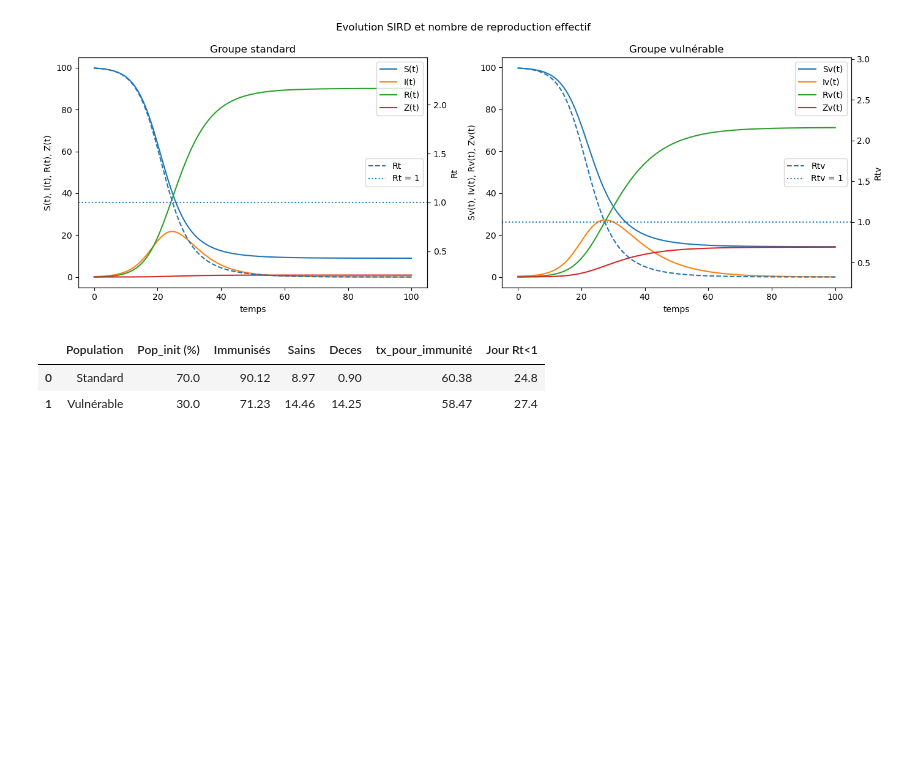
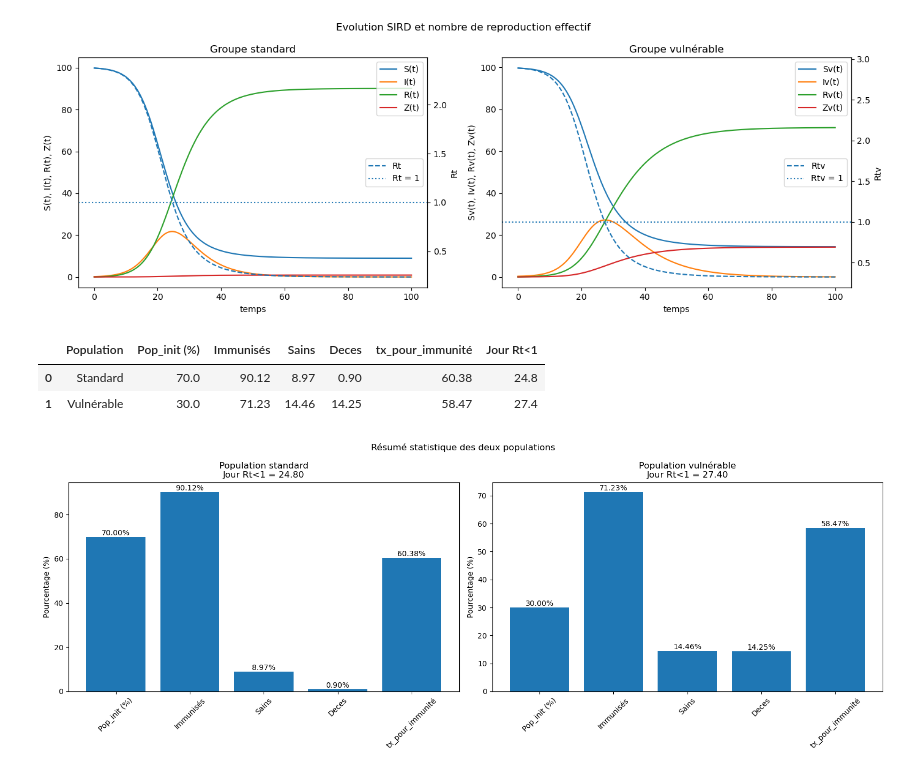
Before and after one commit to hjvictor/SIR_model, a Jupyter notebook: mainNotebook_SIRD.ipynb, the cells around one changed output. Drawn from its saved outputs; the diff is of its cells as text; code cells hidden in the pictures; blank space fills up the shorter version.

```diff
--- a/mainNotebook_SIRD.ipynb
+++ b/mainNotebook_SIRD.ipynb
@@ -260,3 +260,50 @@ display(df_resume)
 |  | Population | Pop_init (%) | Immunisés | Sains | Deces | tx_pour_immunité | Jour Rt<1 |
 | 0 | Standard | 70.0 | 90.12 | 8.97 | 0.90 | 60.38 | 24.8 |
 | 1 | Vulnérable | 30.0 | 71.23 | 14.46 | 14.25 | 58.47 | 27.4 |
+# %%
+# Colonnes à tracer en pourcentage
+cols_pct = [
+    "Pop_init (%)",
+    "Immunisés",
+    "Sains",
+    "Deces",
+    "tx_pour_immunité"
+]
+
+fig, (ax1, ax2) = plt.subplots(1, 2, figsize=(16, 6))
+
+# -------------------------
+# Population standard
+# -------------------------
+val_std = df_resume.loc[df_resume["Population"] == "Standard", cols_pct].iloc[0]
+
+ax1.bar(cols_pct, val_std)
+ax1.set_title(
+    f"Population standard\nJour Rt<1 = {df_resume.loc[df_resume['Population']=='Standard', 'Jour Rt<1'].iloc[0]:.2f}"
+)
+ax1.set_ylabel("Pourcentage (%)")
+ax1.tick_params(axis="x", rotation=45)
+
+for i, v in enumerate(val_std):
+    ax1.text(i, v, f"{v:.2f}%", ha="center", va="bottom")
+
+# -------------------------
+# Population vulnérable
+# -------------------------
+val_v = df_resume.loc[df_resume["Population"] == "Vulnérable", cols_pct].iloc[0]
+
+ax2.bar(cols_pct, val_v)
+ax2.set_title(
+    f"Population vulnérable\nJour Rt<1 = {df_resume.loc[df_resume['Population']=='Vulnérable', 'Jour Rt<1'].iloc[0]:.2f}"
+)
+ax2.set_ylabel("Pourcentage (%)")
+ax2.tick_params(axis="x", rotation=45)
+
+for i, v in enumerate(val_v):
+    ax2.text(i, v, f"{v:.2f}%", ha="center", va="bottom")
+
+plt.suptitle("Résumé statistique des deux populations")
+plt.tight_layout()
+plt.show()
+# %% [output]
+[figure, added]
```
Also changed, not shown: parts of 1 cell of this notebook, 1 other file.
